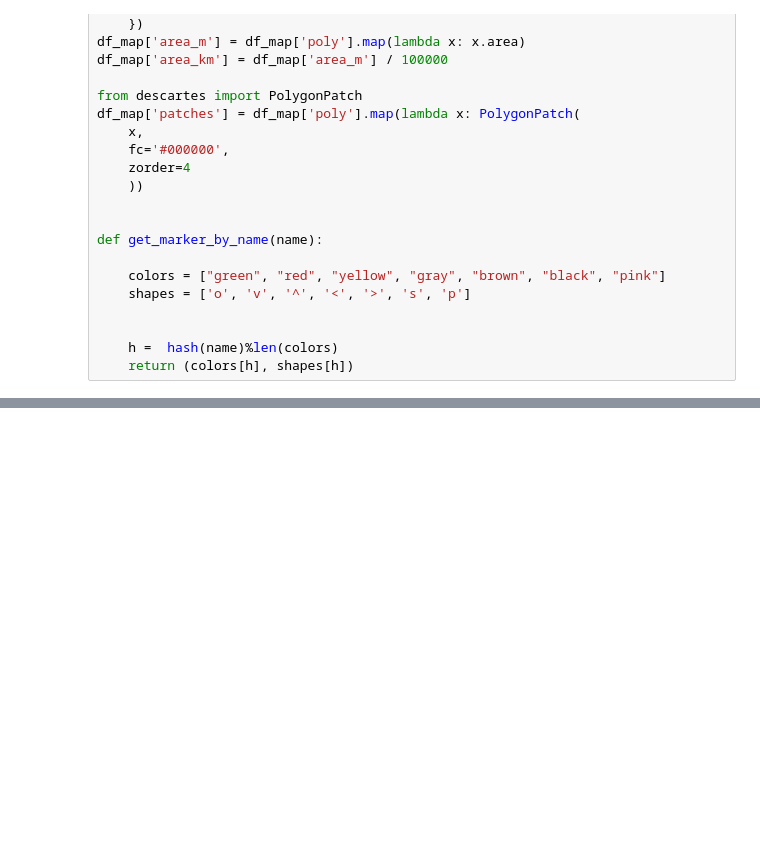
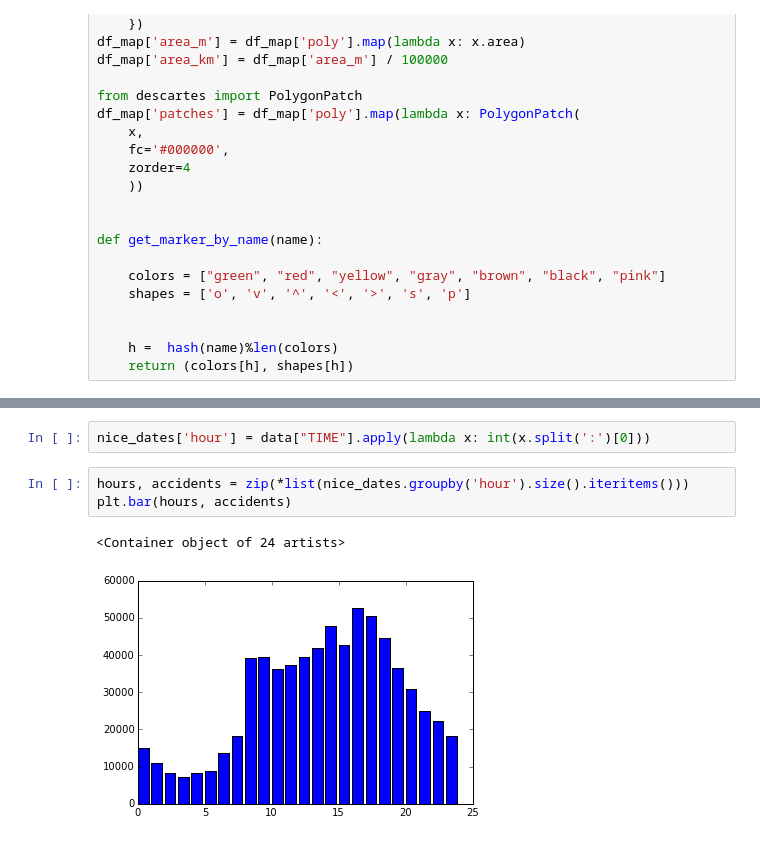
Before and after one commit to maltandhop/technosphere, a Jupyter notebook: project.ipynb, the cells around one changed output, grey strips where cells are left out. Drawn from its saved outputs; the diff is of its cells as text; blank space fills up the shorter version.

Commit message:
Add number of accidents by time of day plot

```diff
--- a/project.ipynb
+++ b/project.ipynb
@@ -171,0 +172,8 @@ fig.set_size_inches(15,15)
+# %%
+nice_dates['hour'] = data["TIME"].apply(lambda x: int(x.split(':')[0]))
+# %%
+hours, accidents = zip(*list(nice_dates.groupby('hour').size().iteritems()))
+plt.bar(hours, accidents)
+# %% [output]
+<Container object of 24 artists>
+[figure, added]
```
Also changed, not shown: parts of 5 cells of this notebook.
